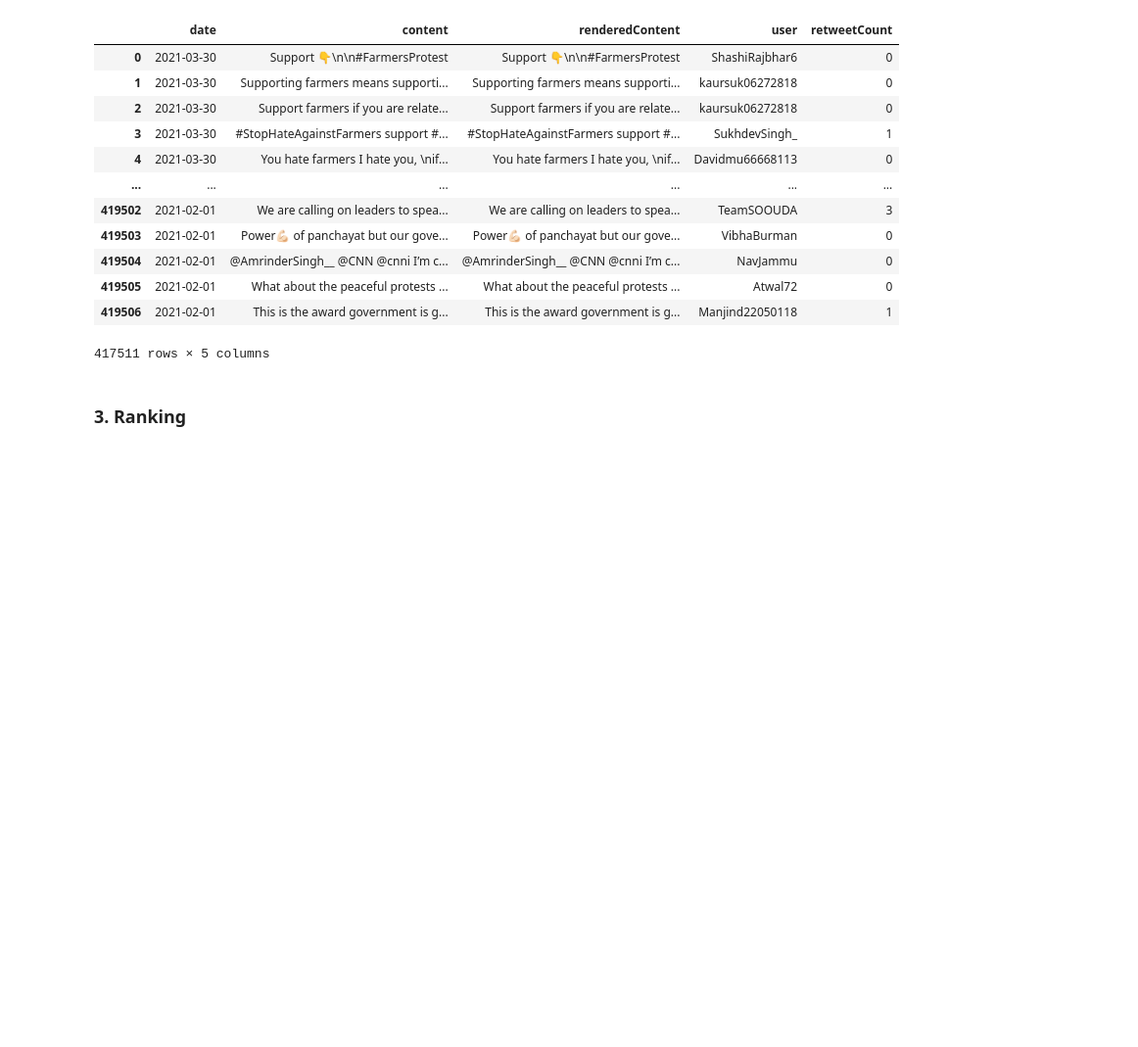
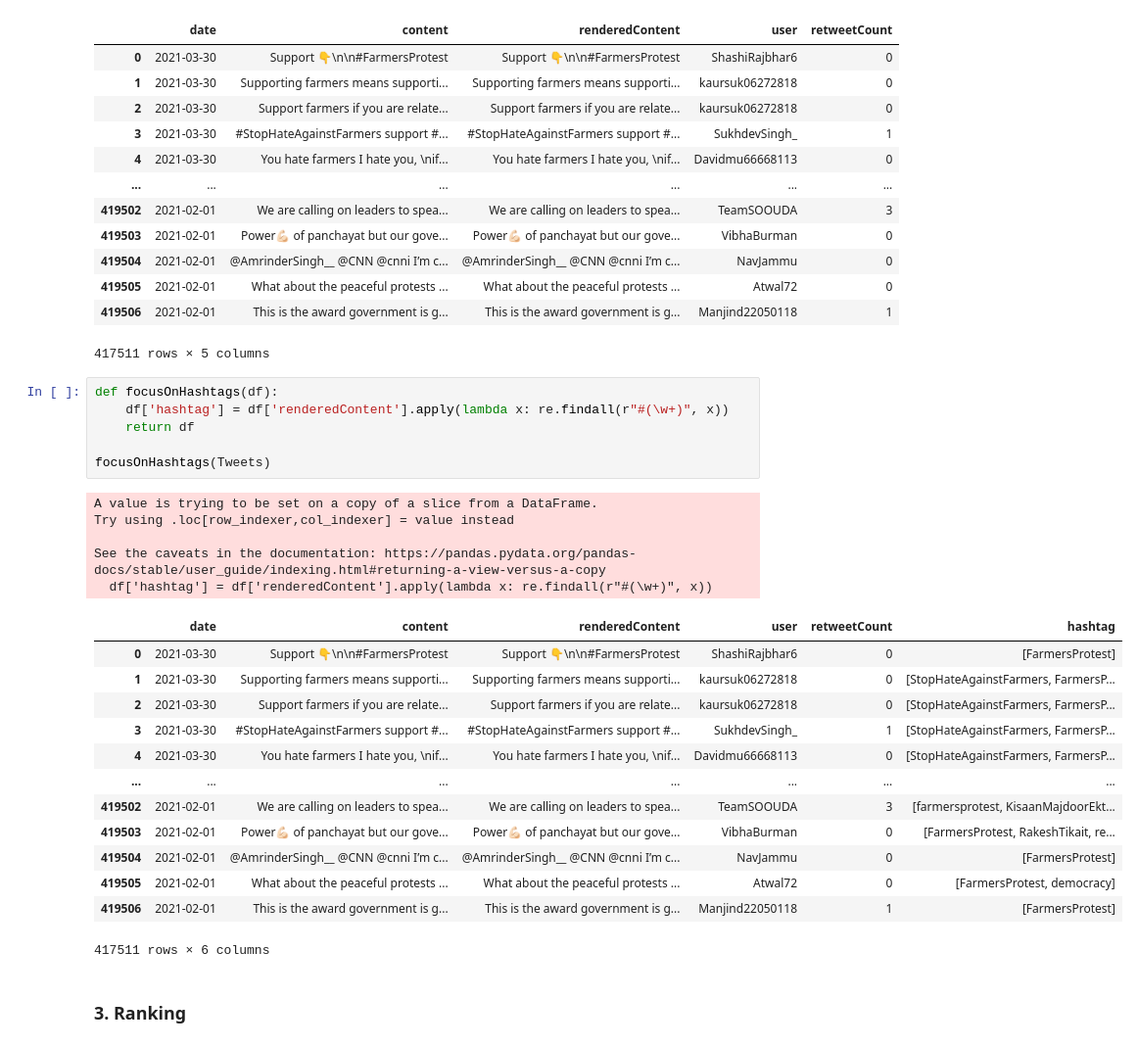
Before and after one commit to agustin-rios/lector-obj-tweets, a Jupyter notebook: src/book.ipynb, the cells around one changed output. Shown at 98% size. Cells and saved outputs as stored; diff of their text form; blank space fills up the shorter version.

Commit message:
feat(book.ipynb): hashtag count

```diff
--- a/src/book.ipynb
+++ b/src/book.ipynb
@@ -95,6 +95,31 @@ See the caveats in the documentation: https://pandas.pydata.org/pandas-docs/stab
 | 419505 | 2021-02-01 | What about the peaceful protests ... | What about the peaceful protests ... | Atwal72 | 0 |
 | 419506 | 2021-02-01 | This is the award government is g... | This is the award government is g... | Manjind22050118 | 1 |
 417511 rows × 5 columns
+# %%
+def focusOnHashtags(df):
+    df['hashtag'] = df['renderedContent'].apply(lambda x: re.findall(r"#(\w+)", x))
+    return df
+
+focusOnHashtags(Tweets)
+# %% [output]
+A value is trying to be set on a copy of a slice from a DataFrame.
+Try using .loc[row_indexer,col_indexer] = value instead
+
+See the caveats in the documentation: https://pandas.pydata.org/pandas-docs/stable/user_guide/indexing.html#returning-a-view-versus-a-copy
+  df['hashtag'] = df['renderedContent'].apply(lambda x: re.findall(r"#(\w+)", x))
+|  | date | content | renderedContent | user | retweetCount | hashtag |
+| 0 | 2021-03-30 | Support 👇\n\n#FarmersProtest | Support 👇\n\n#FarmersProtest | ShashiRajbhar6 | 0 | [FarmersProtest] |
+| 1 | 2021-03-30 | Supporting farmers means supporti... | Supporting farmers means supporti... | kaursuk06272818 | 0 | [StopHateAgainstFarmers, FarmersP... |
+| 2 | 2021-03-30 | Support farmers if you are relate... | Support farmers if you are relate... | kaursuk06272818 | 0 | [StopHateAgainstFarmers, FarmersP... |
+| 3 | 2021-03-30 | #StopHateAgainstFarmers support #... | #StopHateAgainstFarmers support #... | SukhdevSingh_ | 1 | [StopHateAgainstFarmers, FarmersP... |
+| 4 | 2021-03-30 | You hate farmers I hate you, \nif... | You hate farmers I hate you, \nif... | Davidmu66668113 | 0 | [StopHateAgainstFarmers, FarmersP... |
+| ... | ... | ... | ... | ... | ... | ... |
+| 419502 | 2021-02-01 | We are calling on leaders to spea... | We are calling on leaders to spea... | TeamSOOUDA | 3 | [farmersprotest, KisaanMajdoorEkt... |
+| 419503 | 2021-02-01 | Power💪🏻 of panchayat but our gove... | Power💪🏻 of panchayat but our gove... | VibhaBurman | 0 | [FarmersProtest, RakeshTikait, re... |
+| 419504 | 2021-02-01 | @AmrinderSingh__ @CNN @cnni I’m c... | @AmrinderSingh__ @CNN @cnni I’m c... | NavJammu | 0 | [FarmersProtest] |
+| 419505 | 2021-02-01 | What about the peaceful protests ... | What about the peaceful protests ... | Atwal72 | 0 | [FarmersProtest, democracy] |
+| 419506 | 2021-02-01 | This is the award government is g... | This is the award government is g... | Manjind22050118 | 1 | [FarmersProtest] |
+417511 rows × 6 columns
 # %% [markdown]
 ### 3. Ranking
 # %%
```
Also changed, not shown: parts of 4 cells of this notebook.
